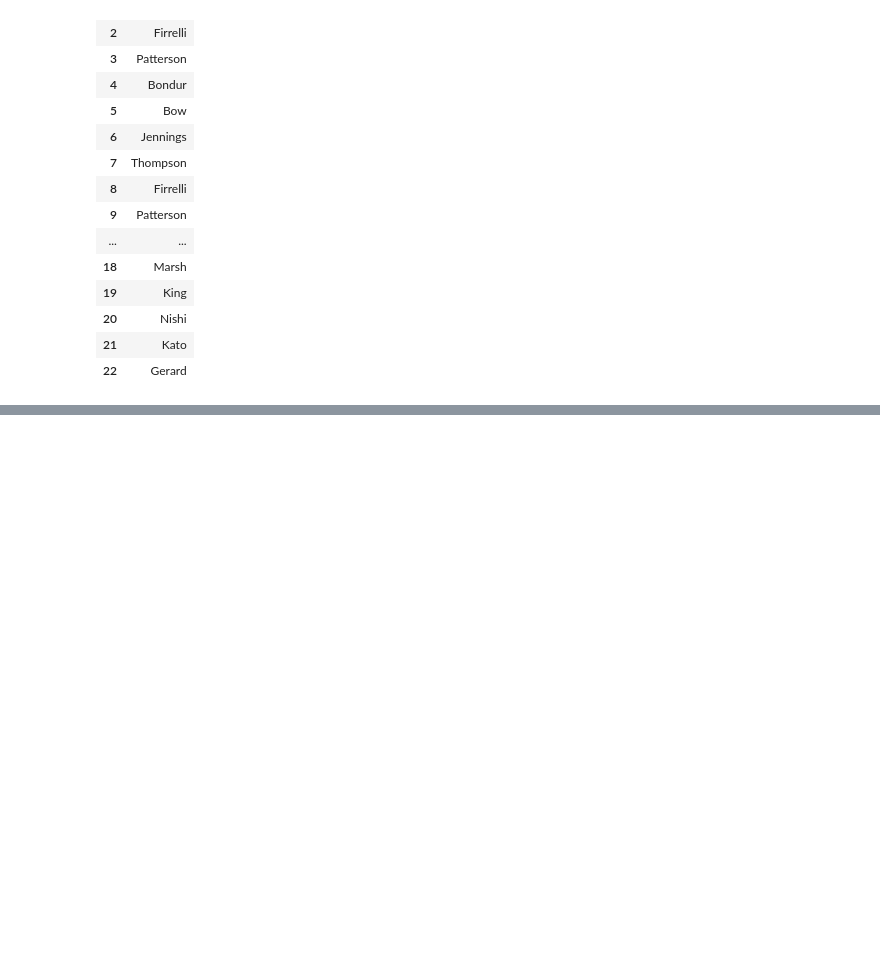
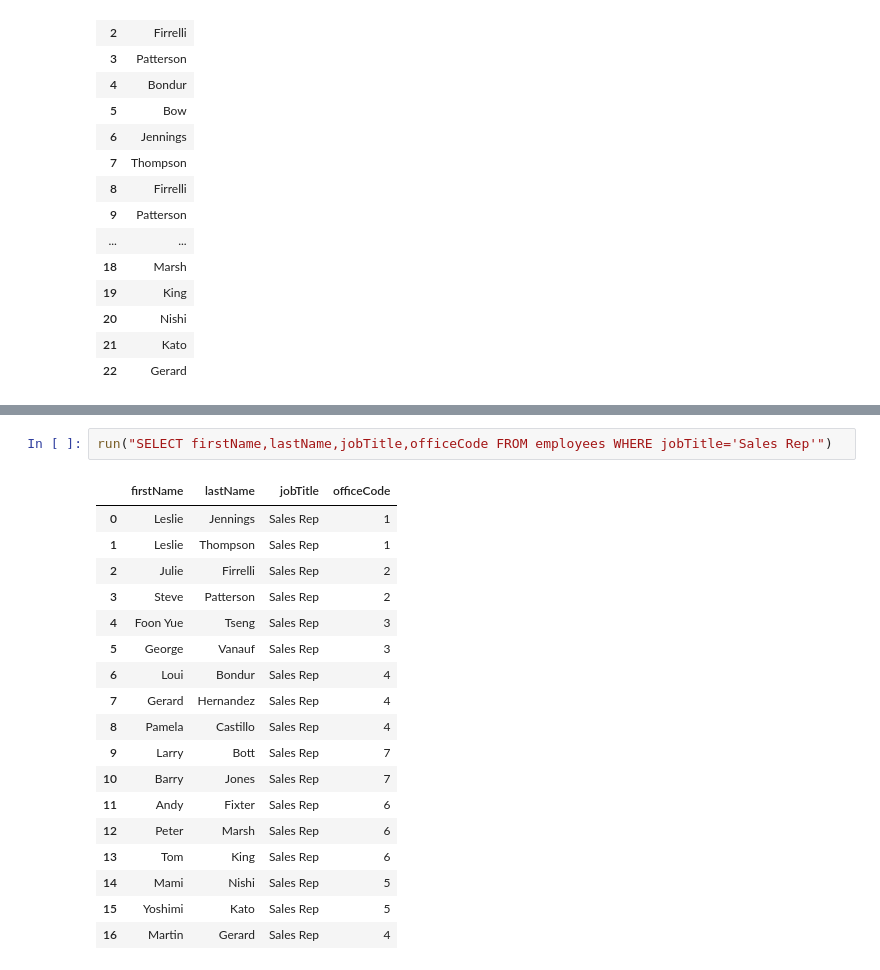
Before and after one commit to saiful873/digital-talent, a Jupyter notebook: Latihan SQL.ipynb, the cells around one changed output, grey strips where cells are left out. Drawn from its saved outputs; the diff is of its cells as text; blank space fills up the shorter version.

```diff
--- a/Latihan SQL.ipynb
+++ b/Latihan SQL.ipynb
@@ -180,0 +226,21 @@ run("SELECT DISTINCT firstname, lastName FROM employees")
+# %%
+run("SELECT firstName,lastName,jobTitle,officeCode FROM employees WHERE jobTitle='Sales Rep'")
+# %% [output]
+|  | firstName | lastName | jobTitle | officeCode |
+| 0 | Leslie | Jennings | Sales Rep | 1 |
+| 1 | Leslie | Thompson | Sales Rep | 1 |
+| 2 | Julie | Firrelli | Sales Rep | 2 |
+| 3 | Steve | Patterson | Sales Rep | 2 |
+| 4 | Foon Yue | Tseng | Sales Rep | 3 |
+| 5 | George | Vanauf | Sales Rep | 3 |
+| 6 | Loui | Bondur | Sales Rep | 4 |
+| 7 | Gerard | Hernandez | Sales Rep | 4 |
+| 8 | Pamela | Castillo | Sales Rep | 4 |
+| 9 | Larry | Bott | Sales Rep | 7 |
+| 10 | Barry | Jones | Sales Rep | 7 |
+| 11 | Andy | Fixter | Sales Rep | 6 |
+| 12 | Peter | Marsh | Sales Rep | 6 |
+| 13 | Tom | King | Sales Rep | 6 |
+| 14 | Mami | Nishi | Sales Rep | 5 |
+| 15 | Yoshimi | Kato | Sales Rep | 5 |
+| 16 | Martin | Gerard | Sales Rep | 4 |
```
Also changed, not shown: parts of 29 cells of this notebook.
